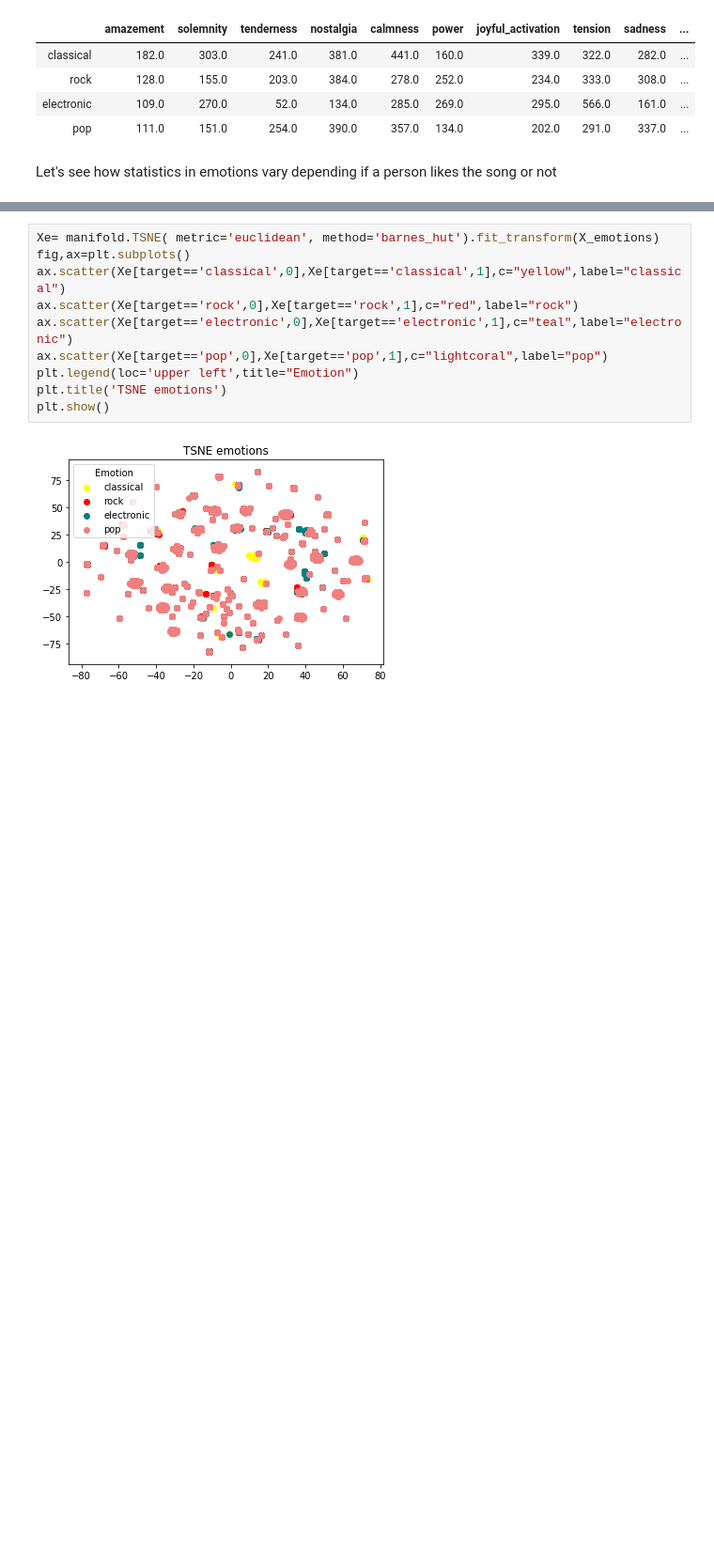
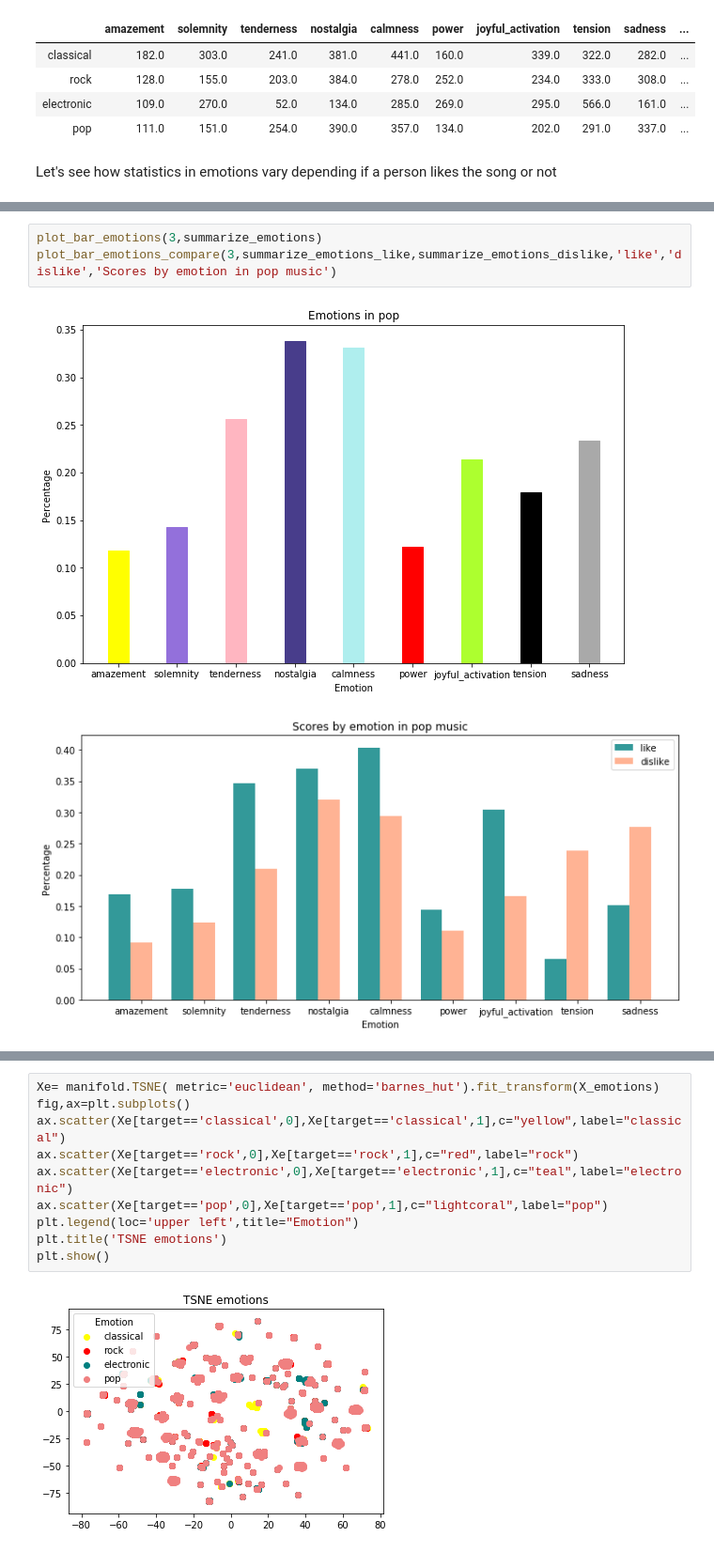
Before and after one commit to iurregog/MusicExploration, a Jupyter notebook: Emotify_exploration.ipynb, the cells around one changed output, grey strips where cells are left out. Shown at 94% size. Cells and saved outputs as stored; diff of their text form; blank space fills up the shorter version.

```diff
--- a/Emotify_exploration.ipynb
+++ b/Emotify_exploration.ipynb
@@ -263,0 +236,6 @@ plot_bar_emotions(0,summarize_emotions_like)
+# %%
+plot_bar_emotions(3,summarize_emotions)
+plot_bar_emotions_compare(3,summarize_emotions_like,summarize_emotions_dislike,'like','dislike','Scores by emotion in pop music')
+# %% [output]
+[figure, added]
+[figure, added]
```
Also changed, not shown: parts of 30 cells of this notebook.
